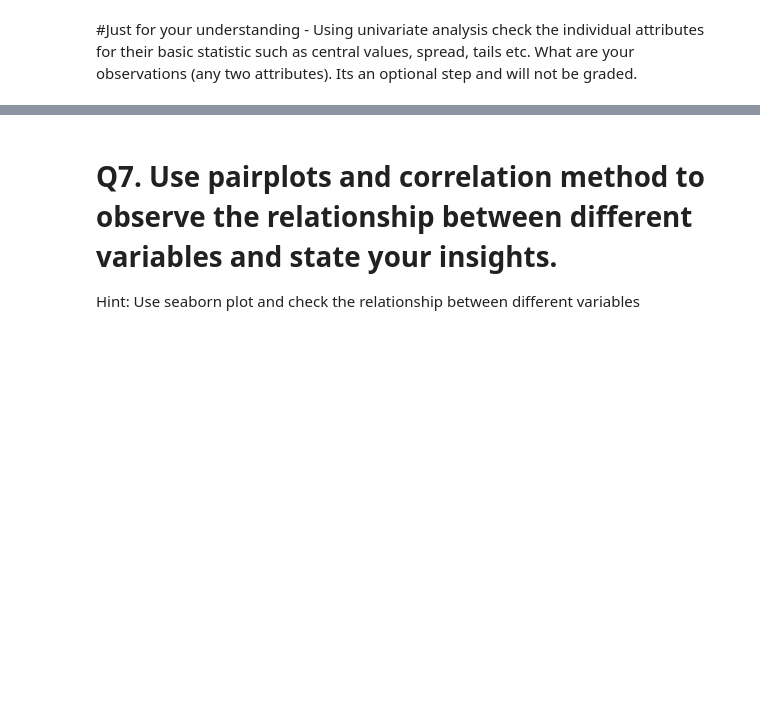
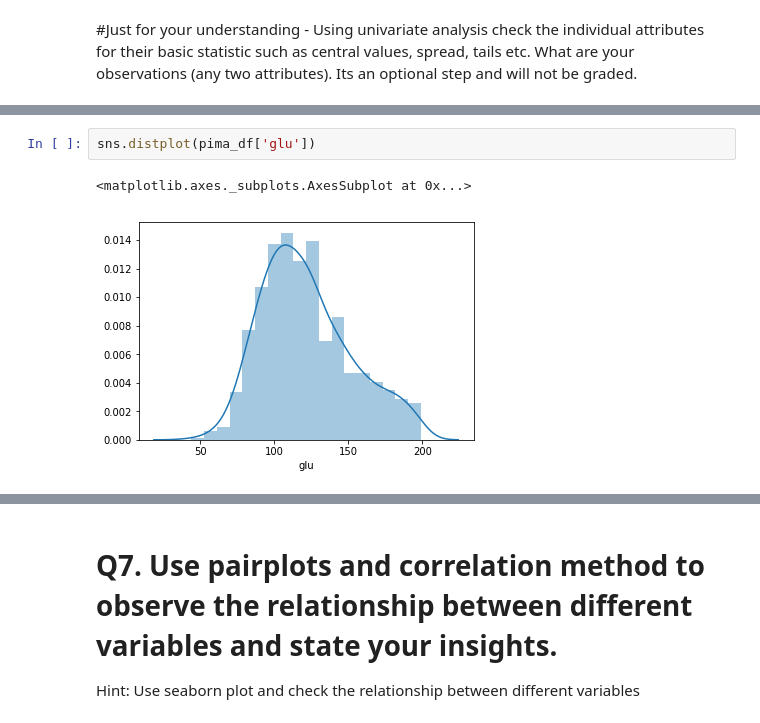
Before and after one commit to GreatLearningAIML1/bangalore-feb-batch-siju-samuel, a Jupyter notebook: R3_Lab_Internal/R3_Internal_Lab_Pima.ipynb, the cells around one changed output, grey strips where cells are left out. Drawn from its saved outputs; the diff is of its cells as text; blank space fills up the shorter version.

```diff
--- a/R3_Lab_Internal/R3_Internal_Lab_Pima.ipynb
+++ b/R3_Lab_Internal/R3_Internal_Lab_Pima.ipynb
@@ -176,0 +180,5 @@ x.plot.bar()
+# %%
+sns.distplot(pima_df['glu'])
+# %% [output]
+<matplotlib.axes._subplots.AxesSubplot at 0x...>
+[figure, added]
```
Also changed, not shown: parts of 9 cells of this notebook.
